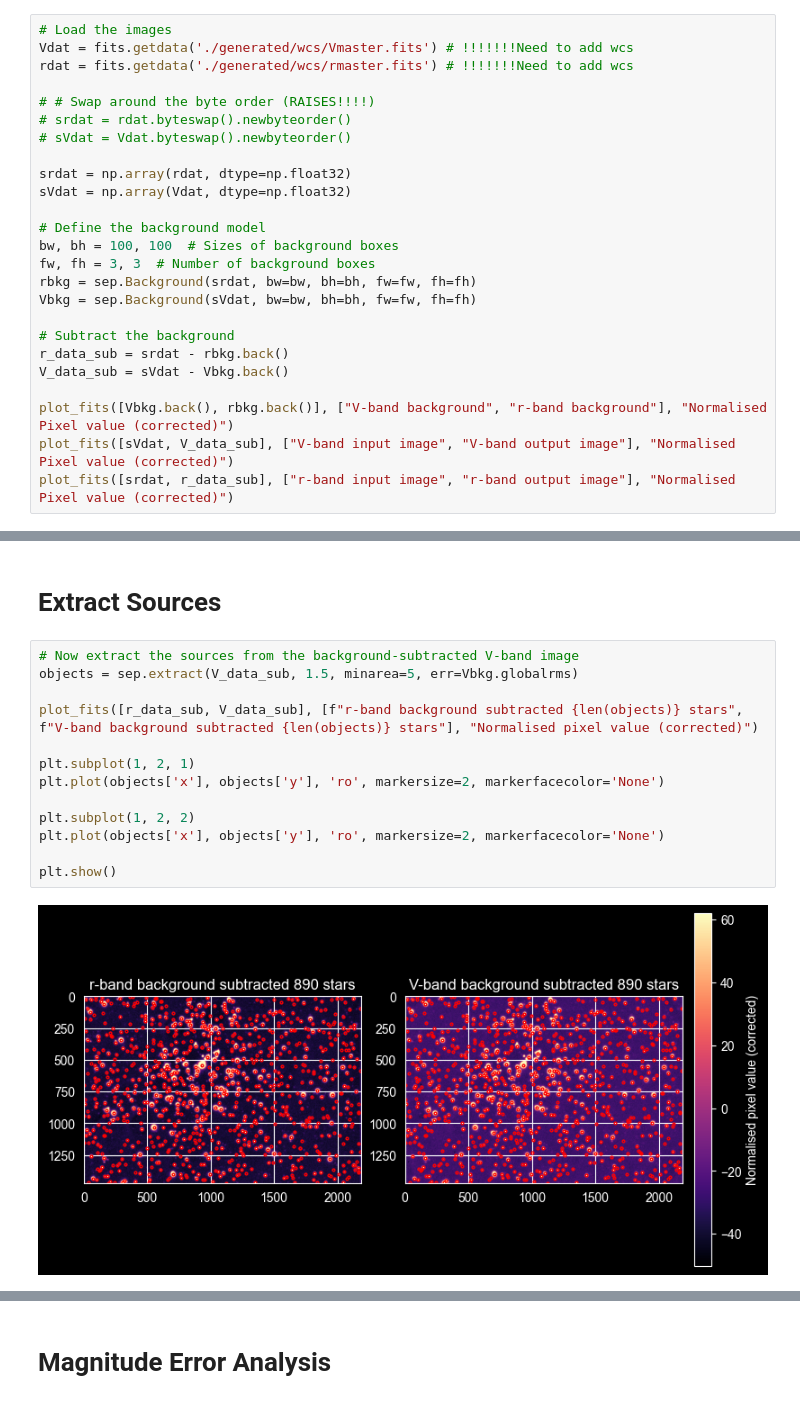
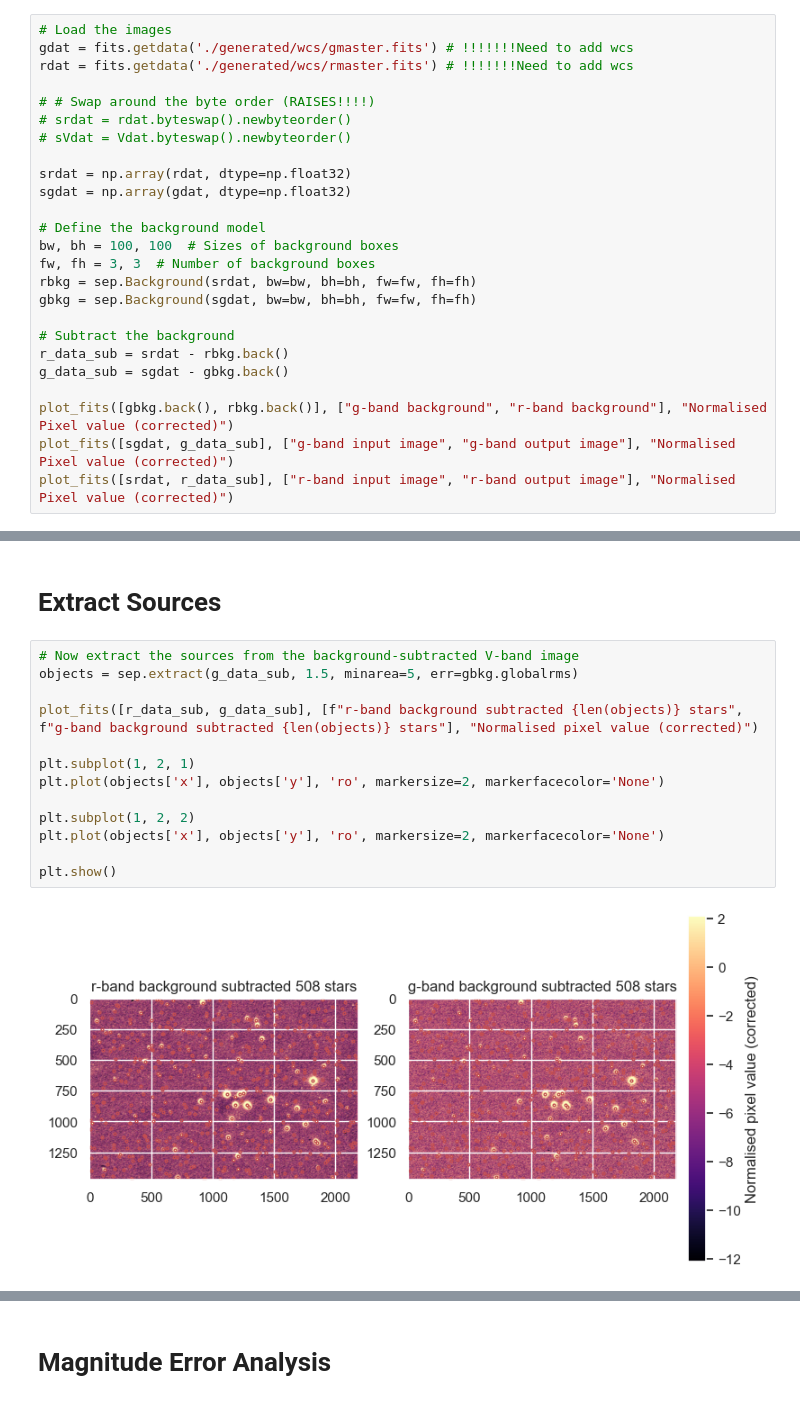
Before and after one commit to KevinLeenaerts/Observational-Astronomy, a Jupyter notebook: Master.ipynb, the cells around one changed output, grey strips where cells are left out. Cells and saved outputs as stored; diff of their text form.

```diff
--- a/Master.ipynb
+++ b/Master.ipynb
@@ -302,7 +249,7 @@ Solving..........Done!
 # Extract Background
 # %%
 # Load the images
-Vdat = fits.getdata('./generated/wcs/Vmaster.fits') # !!!!!!!Need to add wcs
+gdat = fits.getdata('./generated/wcs/gmaster.fits') # !!!!!!!Need to add wcs
 rdat = fits.getdata('./generated/wcs/rmaster.fits') # !!!!!!!Need to add wcs
 
 # # Swap around the byte order (RAISES!!!!)
@@ -310,18 +257,18 @@ rdat = fits.getdata('./generated/wcs/rmaster.fits') # !!!!!!!Need to add wcs
 # sVdat = Vdat.byteswap().newbyteorder()
 
 srdat = np.array(rdat, dtype=np.float32)
-sVdat = np.array(Vdat, dtype=np.float32)
+sgdat = np.array(gdat, dtype=np.float32)
 
 # Define the background model
 bw, bh = 100, 100  # Sizes of background boxes
 fw, fh = 3, 3  # Number of background boxes
 rbkg = sep.Background(srdat, bw=bw, bh=bh, fw=fw, fh=fh)
-Vbkg = sep.Background(sVdat, bw=bw, bh=bh, fw=fw, fh=fh)
+gbkg = sep.Background(sgdat, bw=bw, bh=bh, fw=fw, fh=fh)
 
 # Subtract the background
 r_data_sub = srdat - rbkg.back()
-V_data_sub = sVdat - Vbkg.back()
+g_data_sub = sgdat - gbkg.back()
 
-plot_fits([Vbkg.back(), rbkg.back()], ["V-band background", "r-band background"], "Normalised Pixel value (corrected)")
-plot_fits([sVdat, V_data_sub], ["V-band input image", "V-band output image"], "Normalised Pixel value (corrected)")
+plot_fits([gbkg.back(), rbkg.back()], ["g-band background", "r-band background"], "Normalised Pixel value (corrected)")
+plot_fits([sgdat, g_data_sub], ["g-band input image", "g-band output image"], "Normalised Pixel value (corrected)")
 plot_fits([srdat, r_data_sub], ["r-band input image", "r-band output image"], "Normalised Pixel value (corrected)")
@@ -333,17 +276,17 @@ plot_fits([srdat, r_data_sub], ["r-band input image", "r-band output image"], "N
 # Extract Sources
 # %%
 # Now extract the sources from the background-subtracted V-band image
-objects = sep.extract(V_data_sub, 1.5, minarea=5, err=Vbkg.globalrms)
+objects = sep.extract(g_data_sub, 1.5, minarea=5, err=gbkg.globalrms)
 
-plot_fits([r_data_sub, V_data_sub], [f"r-band background subtracted {len(objects)} stars", f"V-band background subtracted {len(objects)} stars"], "Normalised pixel value (corrected)")
+plot_fits([r_data_sub, g_data_sub], [f"r-band background subtracted {len(objects)} stars", f"g-band background subtracted {len(objects)} stars"], "Normalised pixel value (corrected)")
 
 plt.subplot(1, 2, 1)
 plt.plot(objects['x'], objects['y'], 'ro', markersize=2, markerfacecolor='None')
 
 plt.subplot(1, 2, 2)
 plt.plot(objects['x'], objects['y'], 'ro', markersize=2, markerfacecolor='None')
 
 plt.show()
 # %% [output]
-[figure, old version]
+[figure, new version]
 # %%
```
Also changed, not shown: parts of 34 cells of this notebook, 42 other files.
